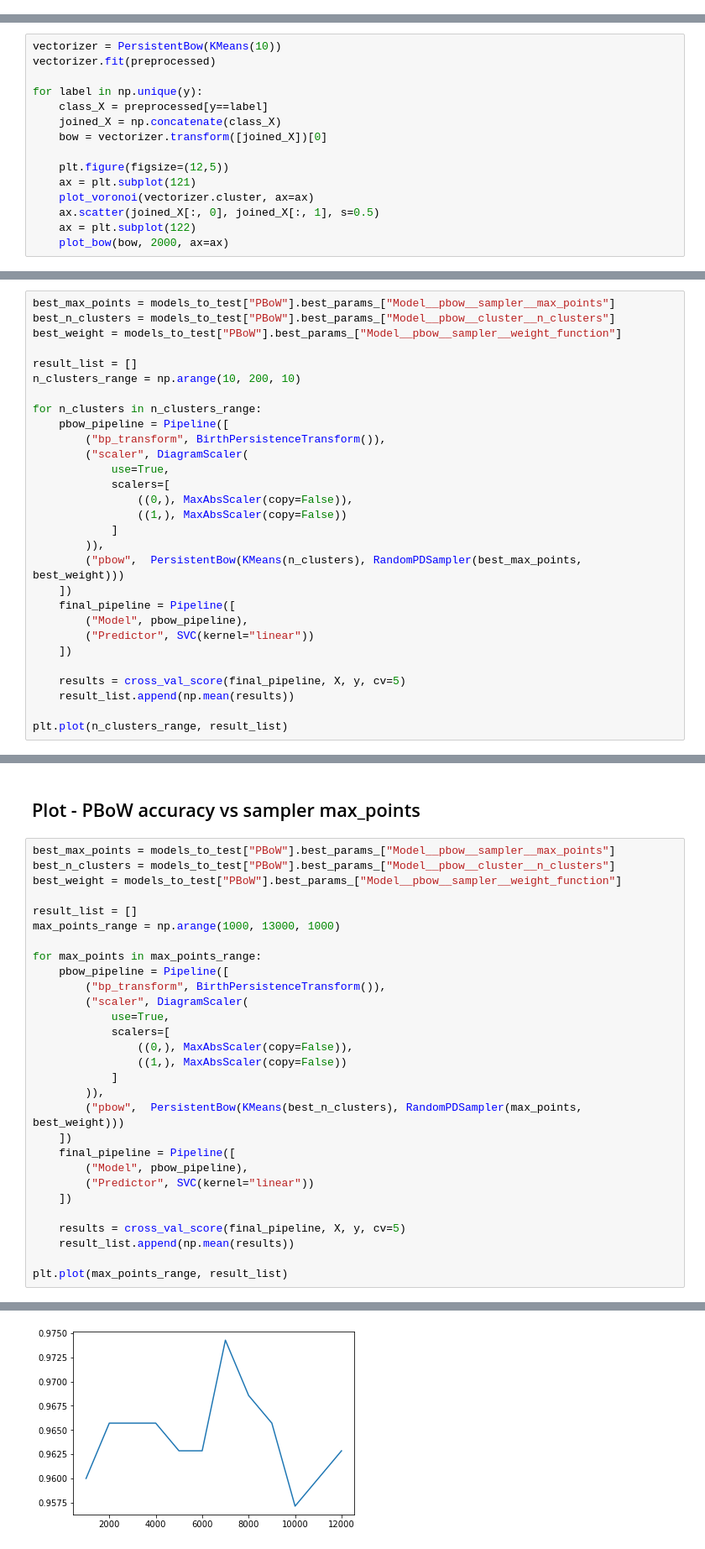
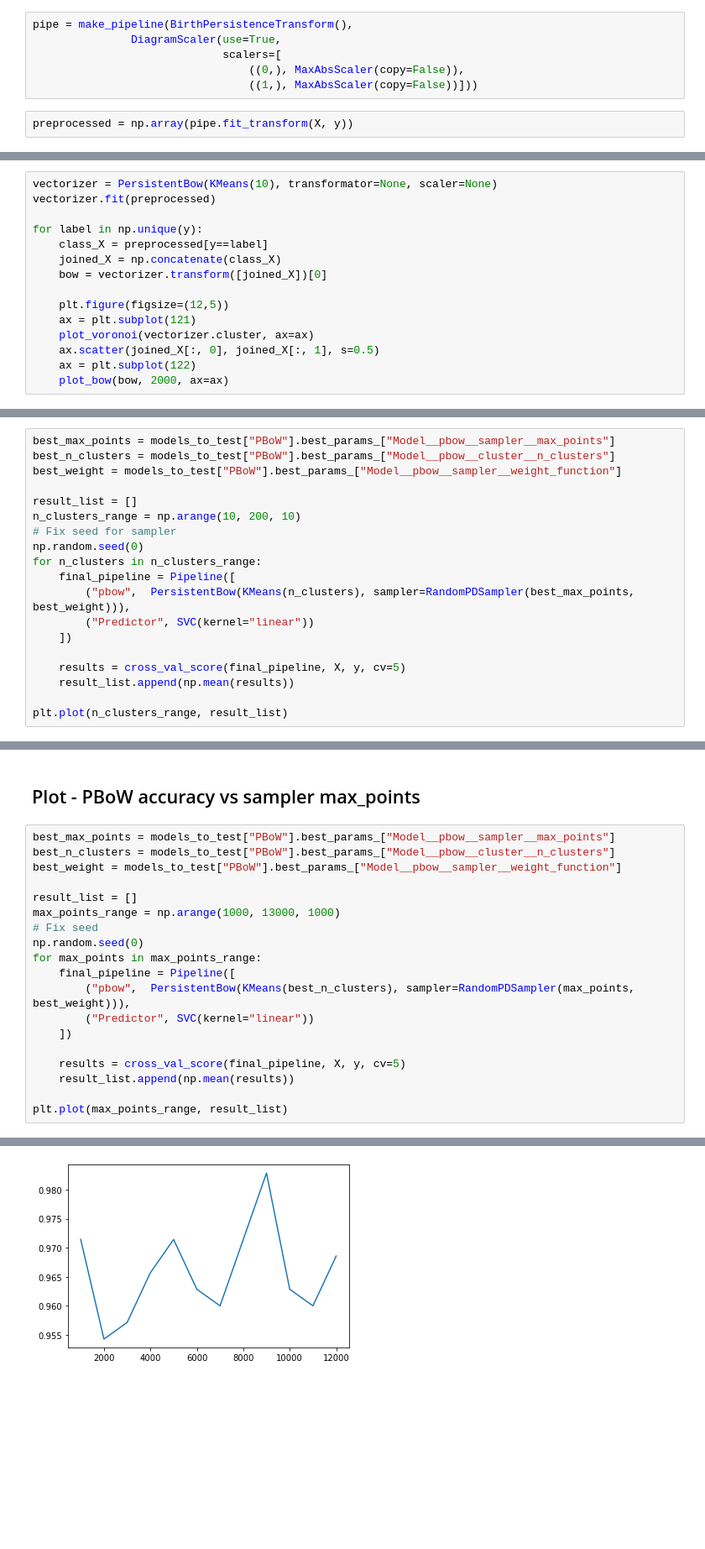
Before and after one commit to bazko1/PersistenceCodebooks, a Jupyter notebook: Initial sampling.ipynb, the cells around one changed output, grey strips where cells are left out. Shown: that part at 84% size. Cells and saved outputs as stored; diff of their text form; blank space fills up the shorter version.

```diff
--- a/Initial sampling.ipynb
+++ b/Initial sampling.ipynb
@@ -32,10 +32,18 @@ y = np.array(y)
 
 # data.T = 2d array of diagrams as row, column as type
 X = data.T.reshape(-1)
+# %%
+pipe = make_pipeline(BirthPersistenceTransform(),
+               DiagramScaler(use=True,
+                             scalers=[
+                                 ((0,), MaxAbsScaler(copy=False)),
+                                 ((1,), MaxAbsScaler(copy=False))]))
+# %%
+preprocessed = np.array(pipe.fit_transform(X, y))
 # %% [markdown]
 # Different classes codebooks visualization
 # %%
-vectorizer = PersistentBow(KMeans(10))
+vectorizer = PersistentBow(KMeans(10), transformator=None, scaler=None)
 vectorizer.fit(preprocessed)
 
 for label in np.unique(y):
@@ -283,21 +291,11 @@ best_weight = models_to_test["PBoW"].best_params_["Model__pbow__sampler__weight_
 
 result_list = []
 n_clusters_range = np.arange(10, 200, 10)
-
+# Fix seed for sampler
+np.random.seed(0)
 for n_clusters in n_clusters_range:
-    pbow_pipeline = Pipeline([
-        ("bp_transform", BirthPersistenceTransform()),
-        ("scaler", DiagramScaler(
-            use=True,
-            scalers=[
-                ((0,), MaxAbsScaler(copy=False)),
-                ((1,), MaxAbsScaler(copy=False))
-            ]
-        )),
-        ("pbow",  PersistentBow(KMeans(n_clusters), RandomPDSampler(best_max_points, best_weight)))
-    ])
     final_pipeline = Pipeline([
-        ("Model", pbow_pipeline),
+        ("pbow",  PersistentBow(KMeans(n_clusters), sampler=RandomPDSampler(best_max_points, best_weight))),
         ("Predictor", SVC(kernel="linear"))
     ])
 
@@ -313,32 +311,22 @@ plt.plot(n_clusters_range, result_list)
 # %%
 best_max_points = models_to_test["PBoW"].best_params_["Model__pbow__sampler__max_points"]
 best_n_clusters = models_to_test["PBoW"].best_params_["Model__pbow__cluster__n_clusters"]
 best_weight = models_to_test["PBoW"].best_params_["Model__pbow__sampler__weight_function"]
 
 result_list = []
 max_points_range = np.arange(1000, 13000, 1000)
-
+# Fix seed
+np.random.seed(0)
 for max_points in max_points_range:
-    pbow_pipeline = Pipeline([
-        ("bp_transform", BirthPersistenceTransform()),
-        ("scaler", DiagramScaler(
-            use=True,
-            scalers=[
-                ((0,), MaxAbsScaler(copy=False)),
-                ((1,), MaxAbsScaler(copy=False))
-            ]
-        )),
-        ("pbow",  PersistentBow(KMeans(best_n_clusters), RandomPDSampler(max_points, best_weight)))
-    ])
     final_pipeline = Pipeline([
-        ("Model", pbow_pipeline),
+        ("pbow",  PersistentBow(KMeans(best_n_clusters), sampler=RandomPDSampler(max_points, best_weight))),
         ("Predictor", SVC(kernel="linear"))
     ])
 
     results = cross_val_score(final_pipeline, X, y, cv=5)
     result_list.append(np.mean(results))
 
 plt.plot(max_points_range, result_list)
 # %% [output]
 [<matplotlib.lines.Line2D at 0x...>]
-[figure, old version]
+[figure, new version]
```
Also changed, not shown: parts of 5 cells of this notebook, 1 other file.
